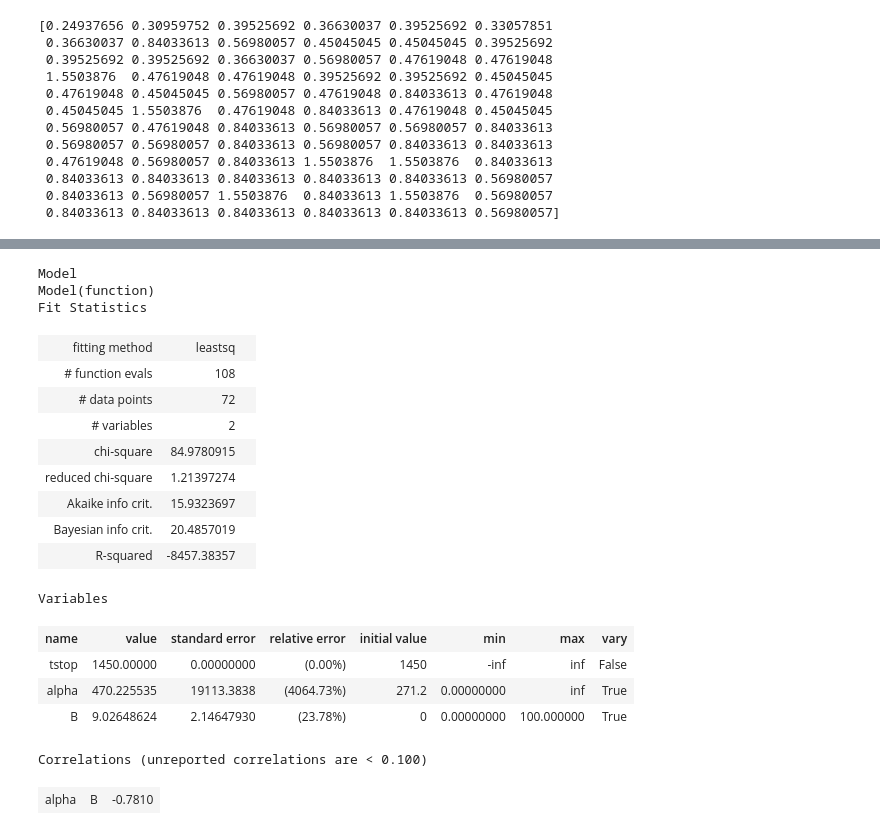
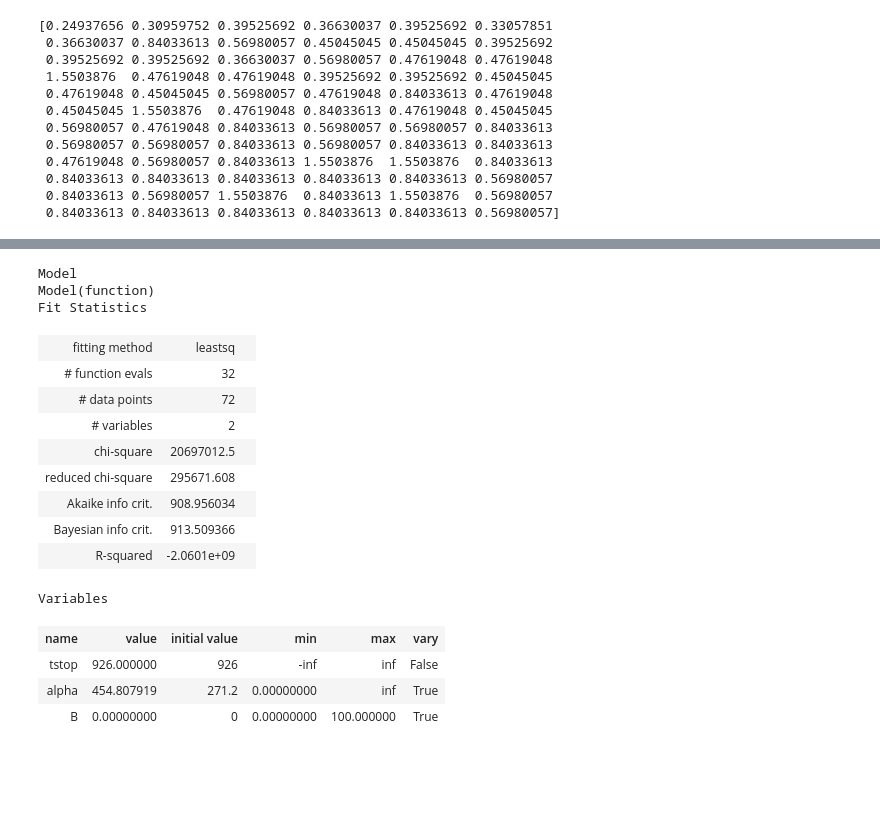
Before and after one commit to villano-lab/thermal-flux_paper2023, a Jupyter notebook: PlotSCDMSCfData-April-ANV-Buggy.ipynb, the cells around one changed output, grey strips where cells are left out. Saved outputs shown, nothing was run; the diff lists cells and outputs as text; code cells hidden in the pictures; blank space fills up the shorter version.

```diff
--- a/PlotSCDMSCfData-April-ANV-Buggy.ipynb
+++ b/PlotSCDMSCfData-April-ANV-Buggy.ipynb
@@ -94,7 +95,11 @@ error = (0,0)
 
 
 #matplotlib.pyplot.errorbar(t, yerr=error)
-counts, bins = np.histogram(t,bins=72)
+min_t=np.min(t)
+print(min_t)
+
+counts, bins = np.histogram(t-min_t,bins=72)
+
 thing = (bins[:-1]+bins[1:])/2
 fig,axes = plt.subplots(1,1, figsize=(9,8))
 error1 = [0.00,0.37,0.74,1.10,2.34,2.75,3.82,4.25,5.30,6.33,6.78,7.81,8.83,9.28]
@@ -112,4 +117,5 @@ for i,ncount in enumerate(ntot):
 ax1=axes
 ax1.errorbar(thing, counts, yerr=[ntot_minus,ntot_plus], marker='o', markersize=8, linestyle = 'none')
 plt.show(fig)
+print(bins,counts)
 # %% [output]
@@ -132,7 +154,7 @@ print(weight)
  0.84033613 0.84033613 0.84033613 0.84033613 0.84033613 0.56980057]
 # %%
 def function(t, tstop, alpha, B):
-    return(10000*((1/(1+B))*np.exp(-t/alpha)/(alpha*(1-np.exp(-tstop/alpha)))+(B)/tstop))
+    return(4000*((1/(1+B))*np.exp(-t/alpha)/(alpha*(1-np.exp(-tstop/alpha)))+(B)/tstop))
 
 #print(function(1,2,3,4))
 fig,axes = plt.subplots(1,1, figsize=(9,8))
@@ -141,9 +163,9 @@ ax1=axes
 ax1.errorbar(thing, counts, yerr=[ntot_minus,ntot_plus], marker='o', markersize=8, linestyle = 'none')
 
 #print(function(0,1450,271.2,1)*4000)
-x = np.linspace(500,1450,num=100)
-print (function(x,1450,271.2,1))
+x = np.linspace(0,926,num=100)
+print (function(x,926,271.2,1))
 
-ax1.plot(x,function(x,1450,271.2,0))
+ax1.plot(x,function(x,926,271.2,0))
 plt.show(fig)
 # %% [output]
@@ -168,38 +190,36 @@ plt.show(fig)
 # %%
 f_mod = lm.Model(function)
 f_params = f_mod.make_params()               # define parameters
 
 f_params.add('alpha',     vary=True,  value=271.2, min=0)  # half life
 
 # amplitude
 f_params.add('B', vary=True,  value=0,      min=0,max=100)
 # time
-f_params.add('tstop',  vary=False,  value=1450)
+f_params.add('tstop',  vary=False,  value=926)
 
 #do the fitting
 counts1 = counts/np.sum(counts)
 weight1 = weight*np.sum(counts)
 f_fit = f_mod.fit(counts1, f_params, t = thing, weights = weight1)
 
 f_fit
 # %% [output]
 Model
 Model(function)
 Fit Statistics
 | fitting method | leastsq |  |
-| # function evals | 108 |  |
+| # function evals | 32 |  |
 | # data points | 72 |  |
 | # variables | 2 |  |
-| chi-square | 84.9780915 |  |
-| reduced chi-square | 1.21397274 |  |
-| Akaike info crit. | 15.9323697 |  |
-| Bayesian info crit. | 20.4857019 |  |
-| R-squared | -8457.38357 |  |
+| chi-square | 20697012.5 |  |
+| reduced chi-square | 295671.608 |  |
+| Akaike info crit. | 908.956034 |  |
+| Bayesian info crit. | 913.509366 |  |
+| R-squared | -2.0601e+09 |  |
 Variables
-| name | value | standard error | relative error | initial value | min | max | vary |
-| tstop | 1450.00000 | 0.00000000 | (0.00%) | 1450 | -inf | inf | False |
-| alpha | 470.225535 | 19113.3838 | (4064.73%) | 271.2 | 0.00000000 | inf | True |
-| B | 9.02648624 | 2.14647930 | (23.78%) | 0 | 0.00000000 | 100.000000 | True |
+| name | value | initial value | min | max | vary |
+| tstop | 926.000000 | 926 | -inf | inf | False |
+| alpha | 454.807919 | 271.2 | 0.00000000 | inf | True |
+| B | 0.00000000 | 0 | 0.00000000 | 100.000000 | True |
-Correlations (unreported correlations are < 0.100)
-| alpha | B | -0.7810 |
 # %%
```
Also changed, not shown: parts of 4 cells of this notebook.
